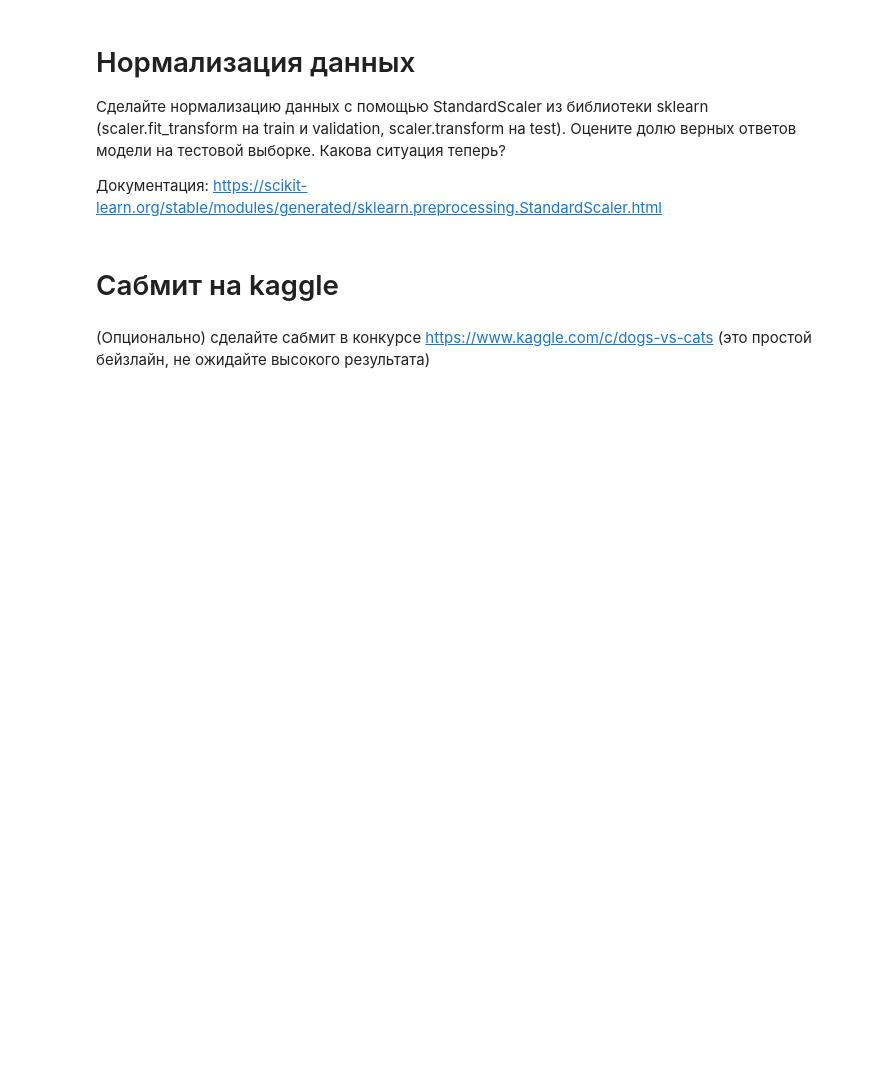
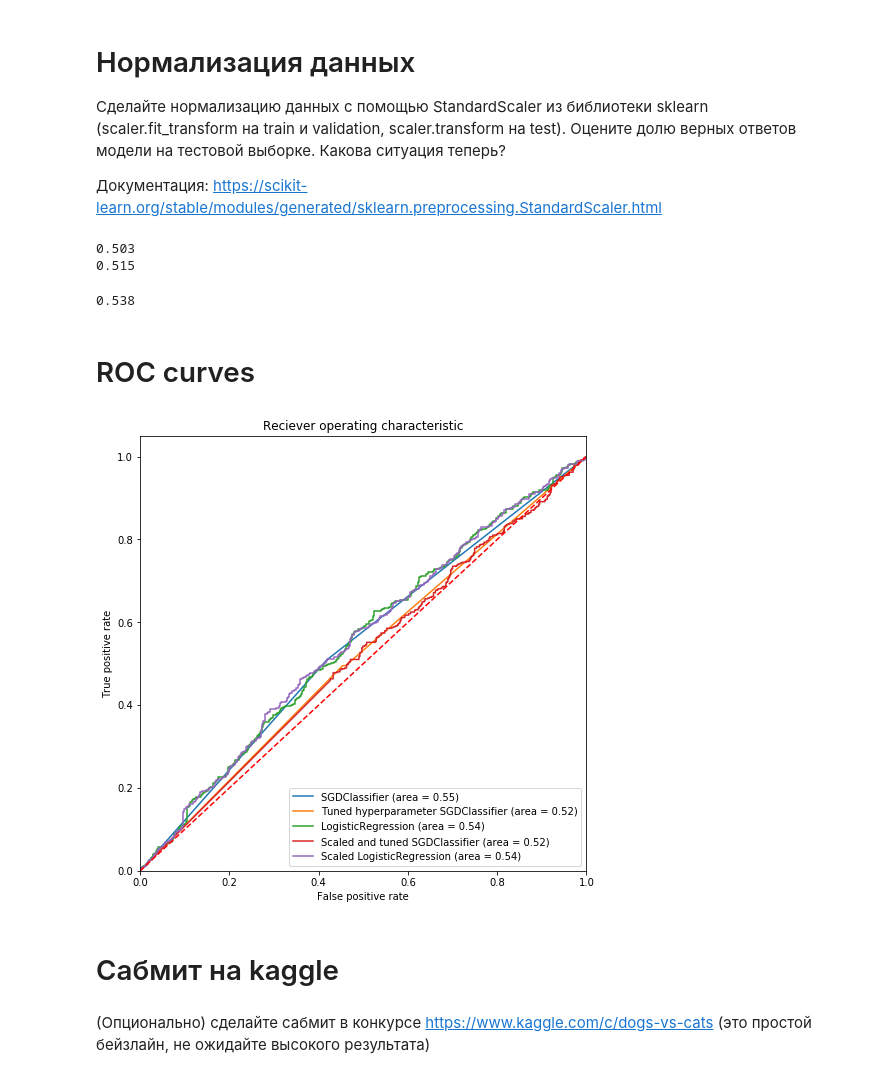
Before and after one commit to GeorgeII/ML-university-course, a Jupyter notebook: 1lab/cats-vs-dogs.ipynb, the cells around one changed output. Drawn from its saved outputs; the diff is of its cells as text; code cells hidden in the pictures; blank space fills up the shorter version.

```diff
--- a/1lab/cats-vs-dogs.ipynb
+++ b/1lab/cats-vs-dogs.ipynb
@@ -150,6 +197,71 @@ X_train, X_val,y_train, y_val = train_test_split(X_train, y_train, test_size=0.2
 Сделайте нормализацию данных с помощью StandardScaler из библиотеки sklearn (scaler.fit_transform на train и validation, scaler.transform на test). Оцените долю верных ответов модели на тестовой выборке. Какова ситуация теперь?
 
 Документация: https://scikit-learn.org/stable/modules/generated/sklearn.preprocessing.StandardScaler.html
+# %%
+from sklearn.preprocessing import StandardScaler
+
+scaler = StandardScaler()
+X_train = scaler.fit_transform(X_train)
+X_val = scaler.fit_transform(X_val)
+X_test = scaler.transform(X_test)
+
+sgd_scaled_and_tuned_clf = linear_model.SGDClassifier(loss='log', learning_rate='constant', eta0=0.05)
+sgd_scaled_and_tuned_clf.fit(X_train, y_train)
+
+print(sgd_scaled_and_tuned_clf.score(X_val, y_val))
+print(sgd_scaled_and_tuned_clf.score(X_test, y_test))
+# %% [output]
+0.503
+0.515
+# %%
+log_reg_scaled_clf = LogisticRegression(solver='lbfgs', max_iter=1500)
+log_reg_scaled_clf.fit(X_train, y_train)
+
+print(log_reg_scaled_clf.score(X_test, y_test))
+# %% [output]
+0.538
+# %% [markdown]
+# ROC curves
+# %%
+from sklearn.metrics import roc_auc_score
+from sklearn.metrics import roc_curve
+from matplotlib import pyplot as plt
+%matplotlib inline
+
+# size in inches
+plt.figure(figsize=(8, 8))
+
+sgd_roc_auc = roc_auc_score(y_test, sgd_clf.predict(X_test))
+fpr, tpr, thresholds = roc_curve(y_test, sgd_clf.predict_proba(X_test)[:,1])
+plt.plot(fpr, tpr, label='SGDClassifier (area = %0.2f)' % sgd_roc_auc)
+
+sgd_tuned_roc_auc = roc_auc_score(y_test, sgd_tuned_clf.predict(X_test))
+fpr, tpr, thresholds = roc_curve(y_test, sgd_tuned_clf.predict_proba(X_test)[:,1])
+plt.plot(fpr, tpr, label='Tuned hyperparameter SGDClassifier (area = %0.2f)' % sgd_tuned_roc_auc)
+
+log_reg_roc_auc = roc_auc_score(y_test, log_reg_clf.predict(X_test))
+fpr, tpr, thresholds = roc_curve(y_test, log_reg_clf.predict_proba(X_test)[:,1])
+plt.plot(fpr, tpr, label='LogisticRegression (area = %0.2f)' % log_reg_roc_auc)
+
+sgd_scaled_and_tuned_roc_auc = roc_auc_score(y_test, sgd_scaled_and_tuned_clf.predict(X_test))
+fpr, tpr, thresholds = roc_curve(y_test, sgd_scaled_and_tuned_clf.predict_proba(X_test)[:,1])
+plt.plot(fpr, tpr, label='Scaled and tuned SGDClassifier (area = %0.2f)' % sgd_scaled_and_tuned_roc_auc)
+
+log_reg_scaled_roc_auc = roc_auc_score(y_test, log_reg_scaled_clf.predict(X_test))
+fpr, tpr, thresholds = roc_curve(y_test, log_reg_scaled_clf.predict_proba(X_test)[:,1])
+plt.plot(fpr, tpr, label='Scaled LogisticRegression (area = %0.2f)' % log_reg_scaled_roc_auc)
+
+
+plt.plot([0,1], [0,1], 'r--')
+plt.xlim([0.0, 1.0])
+plt.ylim([0.0, 1.05])
+plt.title('Reciever operating characteristic')
+plt.xlabel('False positive rate')
+plt.ylabel('True positive rate')
+plt.legend(loc="lower right")
+plt.show()
+# %% [output]
+[figure, added]
 # %% [markdown]
 Сабмит на kaggle
 ====
```
Also changed, not shown: parts of 7 cells of this notebook.
